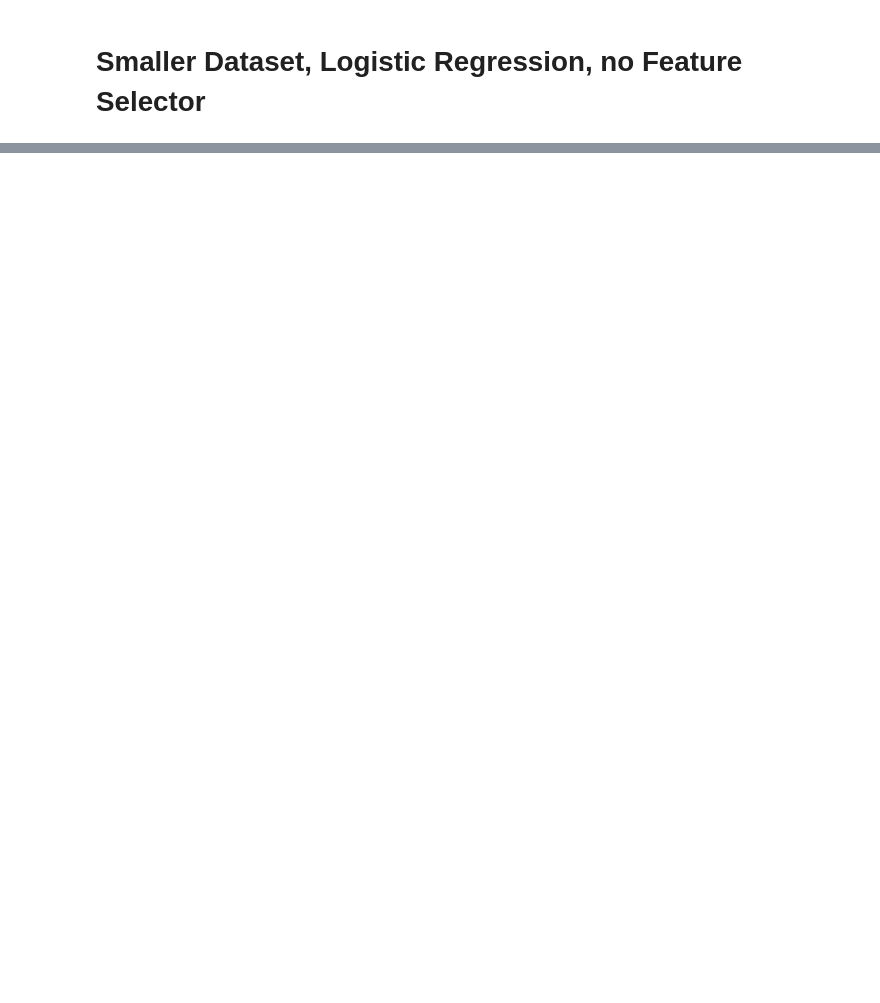
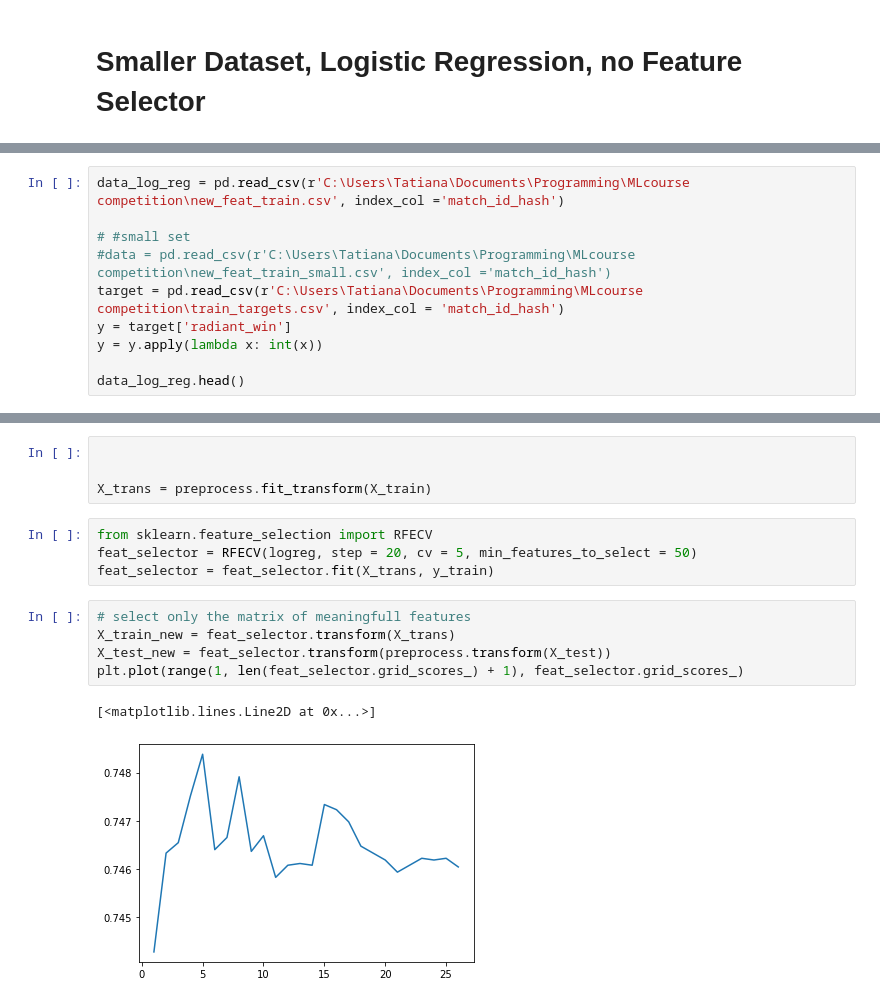
Before and after one commit to tankonst/game_winner_binary_classifier, a Jupyter notebook: Log_reg_tk.ipynb, the cells around one changed output, grey strips where cells are left out. Cells and saved outputs as stored; diff of their text form; blank space fills up the shorter version.

```diff
--- a/Log_reg_tk.ipynb
+++ b/Log_reg_tk.ipynb
@@ -186,0 +288,10 @@ print(roc_auc_score(y_test,predicted))
+# %%
+data_log_reg = pd.read_csv(r'C:\Users\Tatiana\Documents\Programming\MLcourse competition\new_feat_train.csv', index_col ='match_id_hash')
+
+# #small set
+#data = pd.read_csv(r'C:\Users\Tatiana\Documents\Programming\MLcourse competition\new_feat_train_small.csv', index_col ='match_id_hash')
+target = pd.read_csv(r'C:\Users\Tatiana\Documents\Programming\MLcourse competition\train_targets.csv', index_col = 'match_id_hash')
+y = target['radiant_win']
+y = y.apply(lambda x: int(x))
+
+data_log_reg.head()
@@ -186,0 +344,16 @@ print(roc_auc_score(y_test,predicted))
+# %%
+
+
+X_trans = preprocess.fit_transform(X_train)
+# %%
+from sklearn.feature_selection import RFECV
+feat_selector = RFECV(logreg, step = 20, cv = 5, min_features_to_select = 50)
+feat_selector = feat_selector.fit(X_trans, y_train)
+# %%
+# select only the matrix of meaningfull features
+X_train_new = feat_selector.transform(X_trans)
+X_test_new = feat_selector.transform(preprocess.transform(X_test))
+plt.plot(range(1, len(feat_selector.grid_scores_) + 1), feat_selector.grid_scores_)
+# %% [output]
+[<matplotlib.lines.Line2D at 0x...>]
+[figure, added]
```
Also changed, not shown: parts of 83 cells of this notebook.
